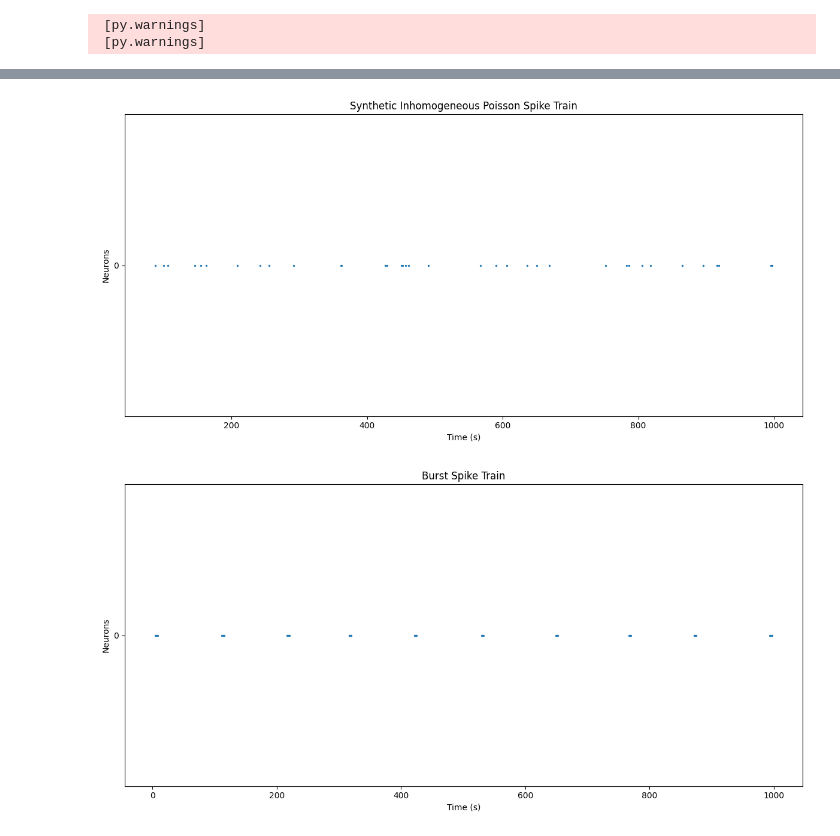
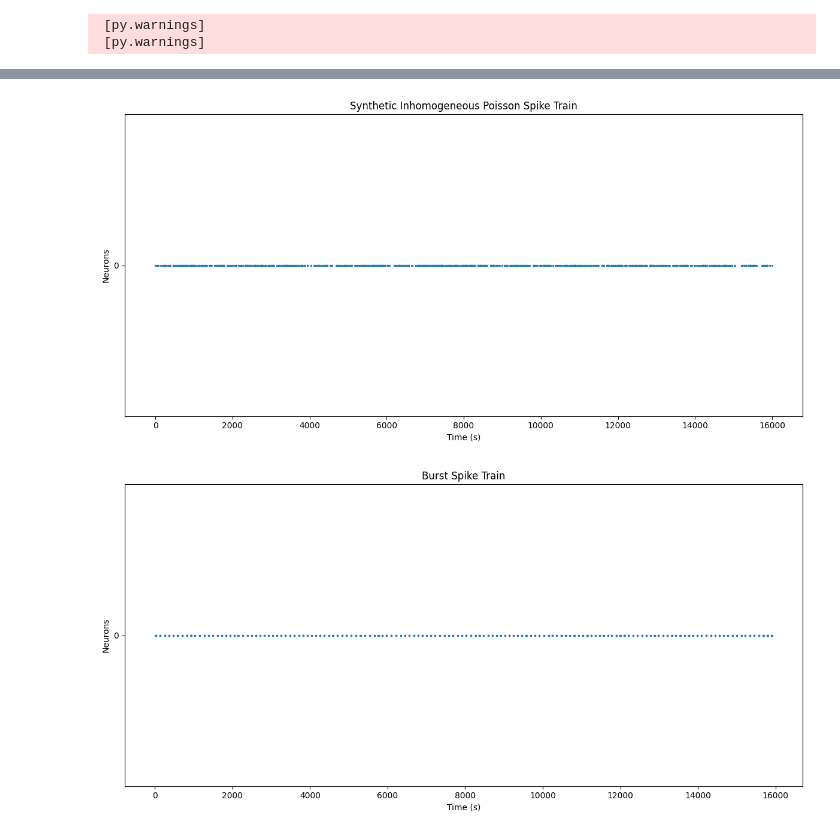
Before and after one commit to Artori-kun/SNN-Entropy, a Jupyter notebook: LIF-audio.ipynb, the cells around one changed output, grey strips where cells are left out. Drawn from its saved outputs; the diff is of its cells as text; code cells hidden in the pictures.

```diff
--- a/LIF-audio.ipynb
+++ b/LIF-audio.ipynb
@@ -46,19 +40,19 @@ generator.plot_spike_train(
 # %%
 inhomo_spike_train = generator.generate_inhomogeneous_poisson_spikes(
     n_neurons=1,
-    duration=1,
+    duration=16,
     rate_fn=lambda t: 50 + 30 * np.sin(2 * np.pi * t)
 )
 generator.plot_spike_train(
     spike_train=inhomo_spike_train,
     title="Synthetic Inhomogeneous Poisson Spike Train"
 )
 # %% [output]
-[figure, old version]
+[figure, new version]
 # %%
 burst_spike_train = generator.generate_burst_spike(
     n_neurons=1,
-    duration=1
+    duration=16
 )
 
 generator.plot_spike_train(
@@ -66,7 +60,7 @@ generator.plot_spike_train(
     title="Burst Spike Train"
 )
 # %% [output]
-[figure, old version]
+[figure, new version]
 # %%
 periodic_spike_train = generator.generate_periodic_spikes(
     n_neurons=1,
```
Also changed, not shown: parts of 9 cells of this notebook.
